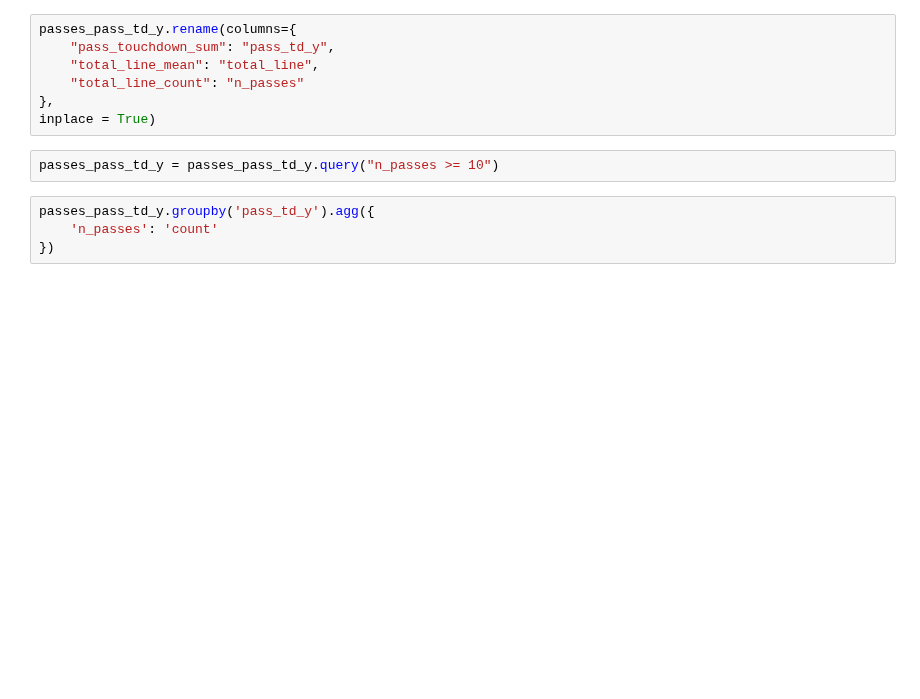
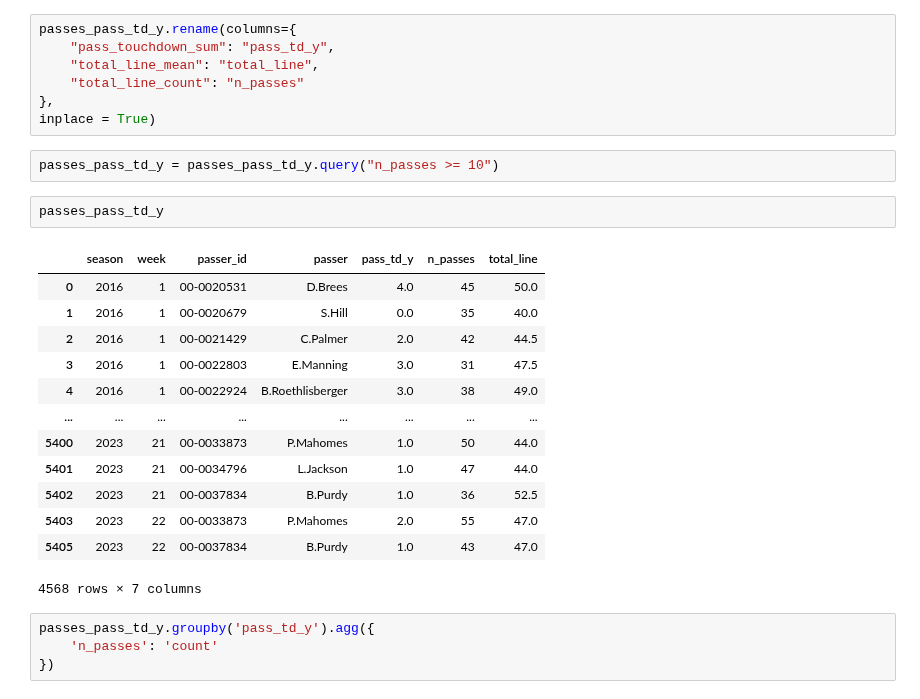
Before and after one commit to bhuggard/CheckTheCover, a Jupyter notebook: passou.ipynb, the cells around one changed output. Saved outputs shown, nothing was run; the diff lists cells and outputs as text; blank space fills up the shorter version.

```diff
--- a/passou.ipynb
+++ b/passou.ipynb
@@ -51,6 +51,22 @@ passes_pass_td_y.rename(columns={
 inplace = True)
 # %%
 passes_pass_td_y = passes_pass_td_y.query("n_passes >= 10")
+# %%
+passes_pass_td_y
+# %% [output]
+|  | season | week | passer_id | passer | pass_td_y | n_passes | total_line |
+| 0 | 2016 | 1 | 00-0020531 | D.Brees | 4.0 | 45 | 50.0 |
+| 1 | 2016 | 1 | 00-0020679 | S.Hill | 0.0 | 35 | 40.0 |
+| 2 | 2016 | 1 | 00-0021429 | C.Palmer | 2.0 | 42 | 44.5 |
+| 3 | 2016 | 1 | 00-0022803 | E.Manning | 3.0 | 31 | 47.5 |
+| 4 | 2016 | 1 | 00-0022924 | B.Roethlisberger | 3.0 | 38 | 49.0 |
+| ... | ... | ... | ... | ... | ... | ... | ... |
+| 5400 | 2023 | 21 | 00-0033873 | P.Mahomes | 1.0 | 50 | 44.0 |
+| 5401 | 2023 | 21 | 00-0034796 | L.Jackson | 1.0 | 47 | 44.0 |
+| 5402 | 2023 | 21 | 00-0037834 | B.Purdy | 1.0 | 36 | 52.5 |
+| 5403 | 2023 | 22 | 00-0033873 | P.Mahomes | 2.0 | 55 | 47.0 |
+| 5405 | 2023 | 22 | 00-0037834 | B.Purdy | 1.0 | 43 | 47.0 |
+4568 rows × 7 columns
 # %%
 passes_pass_td_y.groupby('pass_td_y').agg({
     'n_passes': 'count'
```
Also changed, not shown: parts of 17 cells of this notebook, 1 other file.
